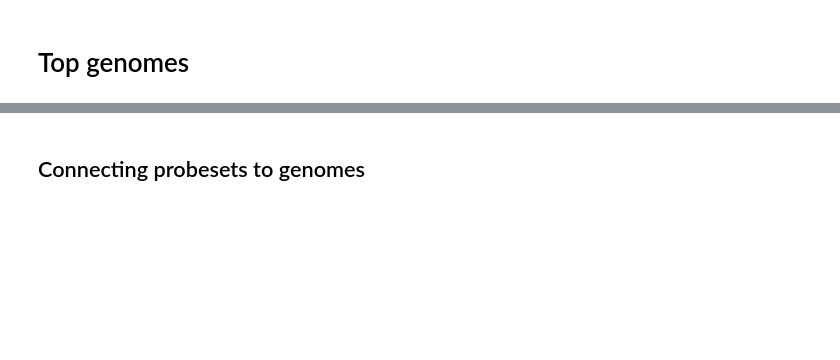
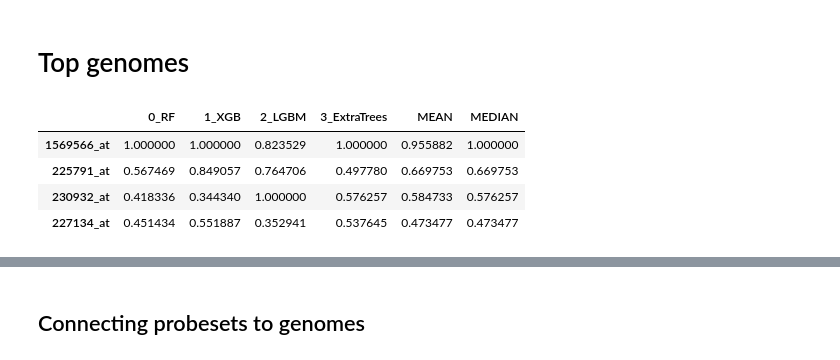
Before and after one commit to bramiozo/RexR, a Jupyter notebook: notebook.ipynb, the cells around one changed output, grey strips where cells are left out. Drawn from its saved outputs; the diff is of its cells as text; code cells hidden in the pictures; blank space fills up the shorter version.

```diff
--- a/notebook.ipynb
+++ b/notebook.ipynb
@@ -143,0 +126,8 @@ top_weights, top_coeffs = _helpers.get_top_genes(MODELS=MODELS, n_max=5000, RexR
+# %%
+top_weights
+# %% [output]
+|  | 0_RF | 1_XGB | 2_LGBM | 3_ExtraTrees | MEAN | MEDIAN |
+| 1569566_at | 1.000000 | 1.000000 | 0.823529 | 1.000000 | 0.955882 | 1.000000 |
+| 225791_at | 0.567469 | 0.849057 | 0.764706 | 0.497780 | 0.669753 | 0.669753 |
+| 230932_at | 0.418336 | 0.344340 | 1.000000 | 0.576257 | 0.584733 | 0.576257 |
+| 227134_at | 0.451434 | 0.551887 | 0.352941 | 0.537645 | 0.473477 | 0.473477 |
```
Also changed, not shown: parts of 7 cells of this notebook, 2 other files.
